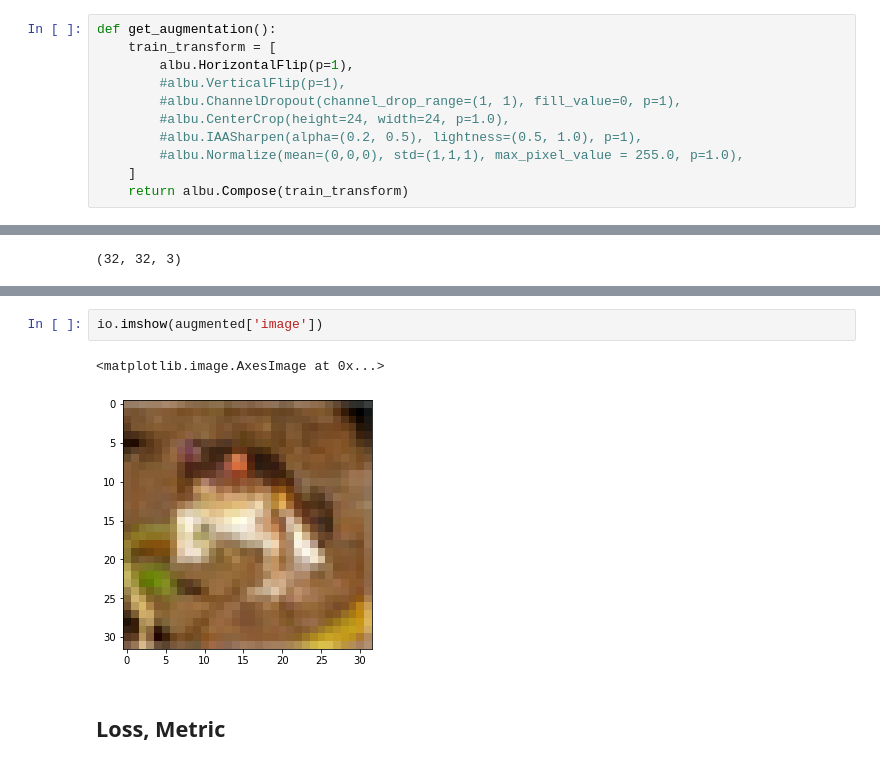
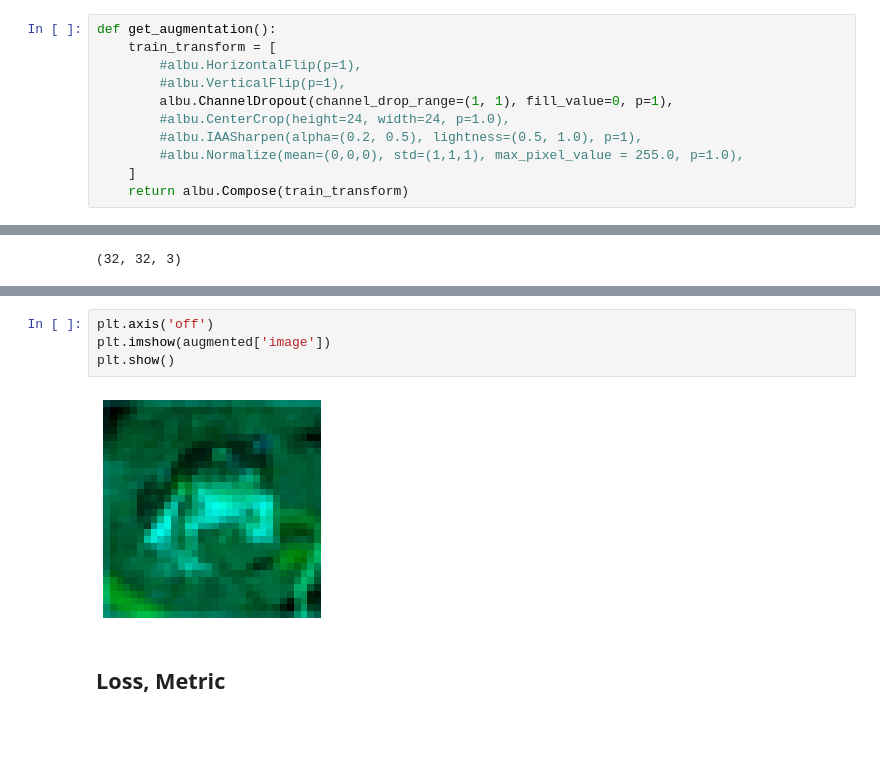
Before and after one commit to ShinAnase/CIFAR10, a Jupyter notebook: mainCNN.ipynb, the cells around one changed output, grey strips where cells are left out. Drawn from its saved outputs; the diff is of its cells as text; blank space fills up the shorter version.

```diff
--- a/mainCNN.ipynb
+++ b/mainCNN.ipynb
@@ -317,9 +319,9 @@ class TestDataset:
 # %%
 def get_augmentation():
     train_transform = [
-        albu.HorizontalFlip(p=1),
+        #albu.HorizontalFlip(p=1),
         #albu.VerticalFlip(p=1),
-        #albu.ChannelDropout(channel_drop_range=(1, 1), fill_value=0, p=1),
+        albu.ChannelDropout(channel_drop_range=(1, 1), fill_value=0, p=1),
         #albu.CenterCrop(height=24, width=24, p=1.0),
         #albu.IAASharpen(alpha=(0.2, 0.5), lightness=(0.5, 1.0), p=1),
         #albu.Normalize(mean=(0,0,0), std=(1,1,1), max_pixel_value = 255.0, p=1.0),
@@ -348,8 +352,9 @@ io.imshow(imgOrg)
 # %%
-io.imshow(augmented['image'])
+plt.axis('off')
+plt.imshow(augmented['image'])
+plt.show()
 # %% [output]
-<matplotlib.image.AxesImage at 0x...>
-[figure, old version]
+[figure, new version]
 # %% [markdown]
 ## Loss, Metric
 # %%
```
Also changed, not shown: parts of 17 cells of this notebook.
